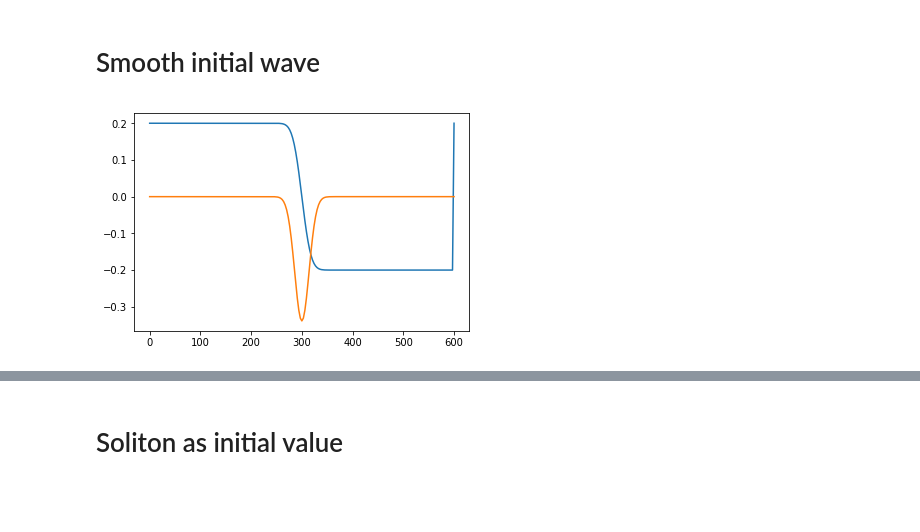
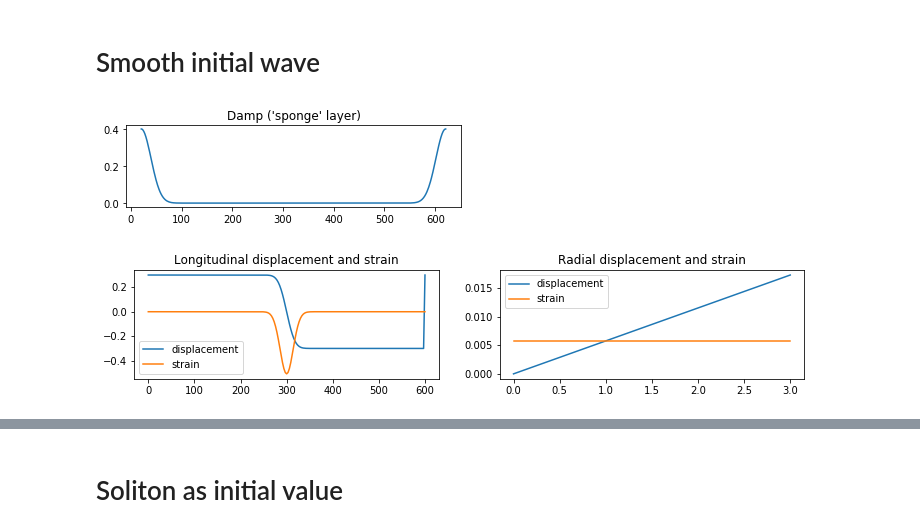
Before and after one commit to fgarbuzov/Spectral, a Jupyter notebook: NonlinearCylinder.ipynb, the cells around one changed output, grey strips where cells are left out. Saved outputs shown, nothing was run; the diff lists cells and outputs as text; code cells hidden in the pictures; blank space fills up the shorter version.

Commit message:
Graphs for Yaroslavl'19 presentation and paper, minor changes

```diff
--- a/NonlinearCylinder.ipynb
+++ b/NonlinearCylinder.ipynb
@@ -2,20 +2,20 @@
 %matplotlib inline
 import matplotlib.pyplot as plt
 from matplotlib import animation
-from IPython.display import HTML
+from IPython.display import HTML, clear_output, display
+from ipywidgets import IntSlider, Output
 plt.rcParams['animation.html'] = 'html5'
+
 import numpy as np
 import scipy as sp
 import scipy.integrate
+np.set_printoptions(linewidth=120)
+
 import os
 import sys
 module_path = os.path.abspath(os.path.join('.'))
 if module_path not in sys.path:
     sys.path.append(module_path)
+
 from spectral import *
 from elasticity import *
-np.set_printoptions(linewidth=120)
-
-from IPython.display import HTML, clear_output, display
-from ipywidgets import IntSlider, Output
-plt.rcParams['animation.html'] = 'html5'
@@ -84,0 +92,15 @@ plt.show()
+# %%
+#%%writefile simulation_samples/FullEqn_table_top2_mat1_A-0.01/data.py
+
+# rod parameters
+moduli = get_constants('landau', 'pmma')
+moduli = np.asarray(moduli)
+moduli[3:6] = moduli[3:6]*4.0
+rod = CircularRod(600, 3, 'landau', moduli)
+
+# mesh parameters
+mesh_x = Multidomain(Legendre(20), np.linspace(0, rod.L, 21), periodic=True)
+mesh_r = Legendre(5, (rod.R, 0), 'Radau')
+mesh_phi = Constant()
+mesh = mesh_x*mesh_r*mesh_phi
+x_field, r_field, phi_field = TensorField(mesh, np.meshgrid(*mesh.grid(), indexing='ij'))
@@ -85,20 +109,41 @@ plt.show()
+# %%
+def damp(t):
+    data = 0.4*np.cos(np.pi*(x_field.func - rod.c*t)/rod.L)**100
+    return TensorField(mesh, data)
+
+t = 10
+x = x_field(None,0,0).func + rod.c*t
+plt.figure(figsize=(6,1.5))
+plt.plot(x, damp(t)(x,0,0))
+plt.title("Damp ('sponge' layer)")
+plt.show()
+# %% [output]
+[figure, added]
 # %%
+# Gaussian curve
 width = 20
 t0 = 0
-t_max = 4000.0
-dt = 50.0
-A0 = 0.01
+t_max = 100.0
+dt = 10.0
+A0 = 0.015
 
 T = np.arange(t0, t_max + dt/2, dt)
 u_data = np.zeros((3,) + mesh.shape)
 u_data[0] += -A0*width*sp.special.erf((x_field.func - rod.L/2)/width)
 u0 = TensorField(mesh, u_data)
 u0[1] -= rod.nu*r_field*u0[0].diff(0)
-v0 = -c*u0.diff()
+v0 = -rod.c*u0.diff()
 
 # plot initial value
 x = np.linspace(0, rod.L, 201)
-plt.plot(x, u0[0](x, 0, 0), x, 30*u0[0].diff(0)(x, 0, 0))
+r = np.linspace(0, rod.R, 101)
+fig, ax = plt.subplots(1, 2, figsize=(12,2))
+ax[0].plot(x, u0[0](x, 0, 0), x, 30*u0[0].diff(0)(x, 0, 0))
+ax[0].set_title('Longitudinal displacement and strain')
+ax[0].legend(['displacement', 'strain'], loc=3)
+ax[1].plot(r, u0[1](rod.L/2, r, 0), r, u0[1].diff(1)(rod.L/2, r, 0))
+ax[1].set_title('Radial displacement and strain')
+ax[1].legend(['displacement', 'strain'], loc=2)
 plt.show()
 # %% [output]
-[figure, old version]
+[figure, new version]
```
Also changed, not shown: parts of 39 cells of this notebook, 8 other files.
